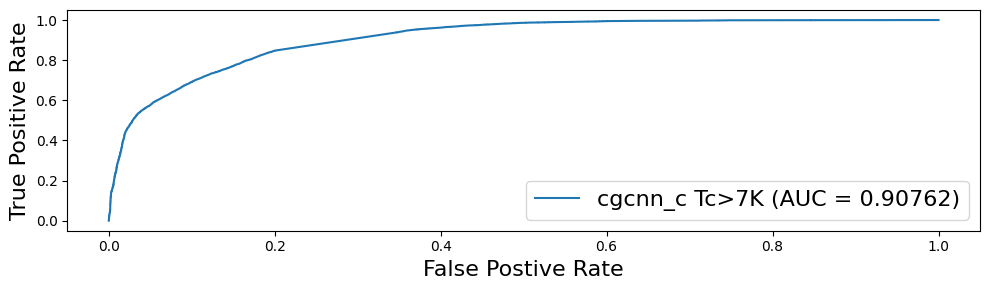
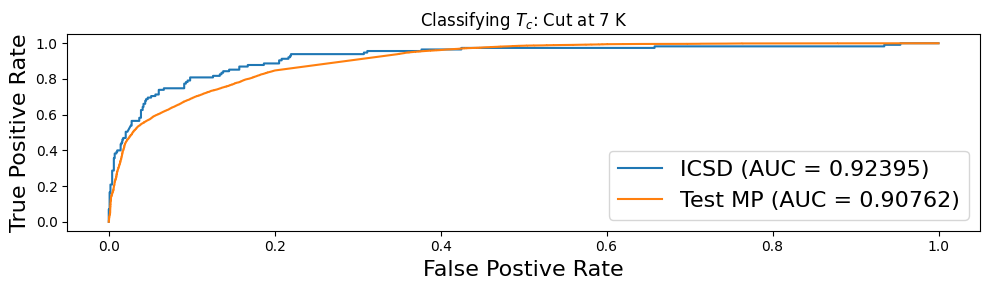
The change to this notebook cell's code, shown as a diff; its figure went from the first image to the second:
--- before
+++ after
@@ -1,11 +1,13 @@
 from sklearn.metrics import roc_curve, auc
-fpr, tpr, _ = roc_curve(all_targets,all_preds)
-auc_score = auc(fpr,tpr)
+fpr_MP, tpr_MP, _ = roc_curve(all_targets_MP,all_preds_MP)
+auc_score_MP = auc(fpr_MP,tpr_MP)
 fig = plt.figure(figsize = [10,3])
-plt.plot(fpr, tpr, label=f'cgcnn_c Tc>7K (AUC = {auc_score:5.5f})')
+plt.title(f'Classifying $T_c$: Cut at 7 K')
+plt.plot(fpr, tpr, label=f'ICSD (AUC = {auc_score:5.5f})')
+plt.plot(fpr_MP, tpr_MP, label=f'Test MP (AUC = {auc_score_MP:5.5f})')
 plt.legend(fontsize=16)
 plt.xlabel('False Postive Rate', size=16)
 plt.ylabel('True Positive Rate', size=16)
 plt.tight_layout()
-# fig.savefig("/content/ML_Personal_git/roc_cgcnn_ICSD.png")
+fig.savefig("/content/ML_Personal_git/roc_cgcnn_testMP.png")
 plt.show()

Commit: Oprettet med Colab